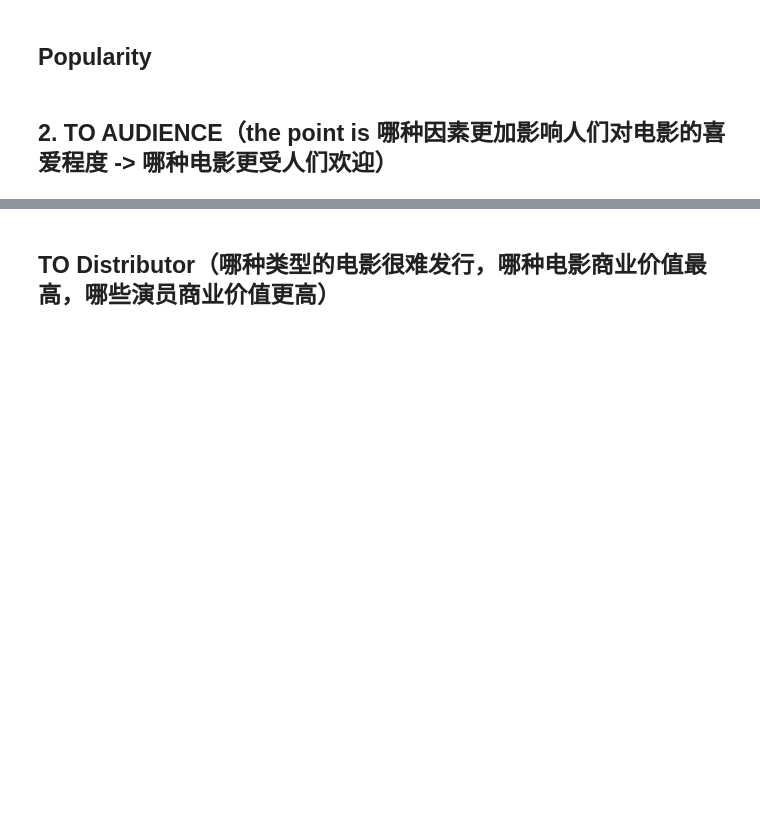
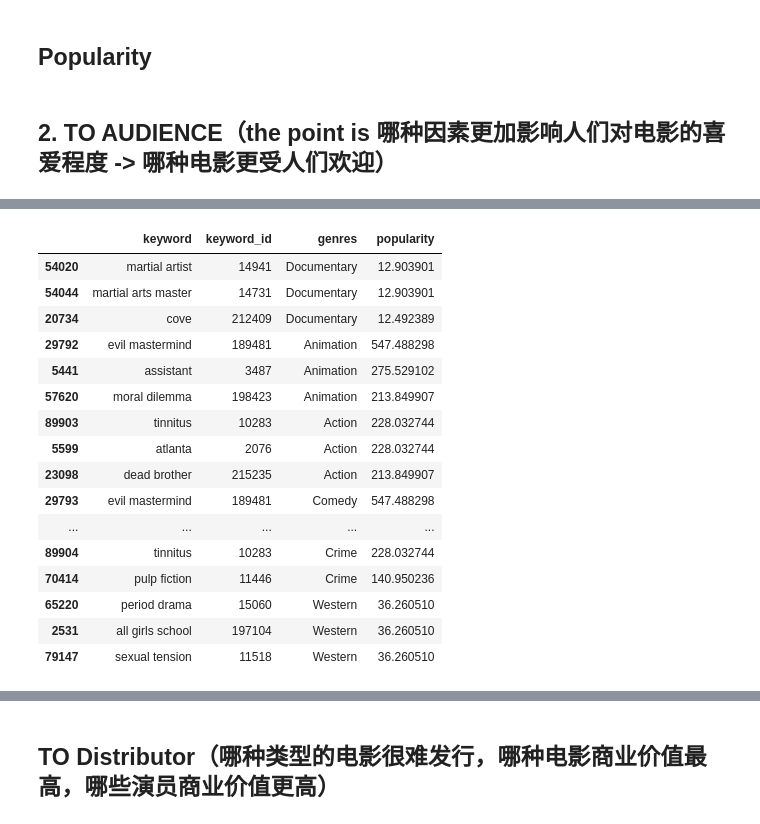
Before and after one commit to jingyun0312/DataSource_Movie, a Jupyter notebook: movie.ipynb, the cells around one changed output, grey strips where cells are left out. Drawn from its saved outputs; the diff is of its cells as text; code cells hidden in the pictures; blank space fills up the shorter version.

```diff
--- a/movie.ipynb
+++ b/movie.ipynb
@@ -1875,0 +2087,2 @@ rating_genres_top500
+# %%
+top3_gen_keyword = []
@@ -1875,0 +2096,22 @@ rating_genres_top500
+# %%
+top3_gen_keyword_df = pd.concat(top3_gen_keyword)
+# %%
+top3_gen_keyword_df
+# %% [output]
+|  | keyword | keyword_id | genres | popularity |
+| 54020 | martial artist | 14941 | Documentary | 12.903901 |
+| 54044 | martial arts master | 14731 | Documentary | 12.903901 |
+| 20734 | cove | 212409 | Documentary | 12.492389 |
+| 29792 | evil mastermind | 189481 | Animation | 547.488298 |
+| 5441 | assistant | 3487 | Animation | 275.529102 |
+| 57620 | moral dilemma | 198423 | Animation | 213.849907 |
+| 89903 | tinnitus | 10283 | Action | 228.032744 |
+| 5599 | atlanta | 2076 | Action | 228.032744 |
+| 23098 | dead brother | 215235 | Action | 213.849907 |
+| 29793 | evil mastermind | 189481 | Comedy | 547.488298 |
+| ... | ... | ... | ... | ... |
+| 89904 | tinnitus | 10283 | Crime | 228.032744 |
+| 70414 | pulp fiction | 11446 | Crime | 140.950236 |
+| 65220 | period drama | 15060 | Western | 36.260510 |
+| 2531 | all girls school | 197104 | Western | 36.260510 |
+| 79147 | sexual tension | 11518 | Western | 36.260510 |
```
Also changed, not shown: parts of 76 cells of this notebook.
